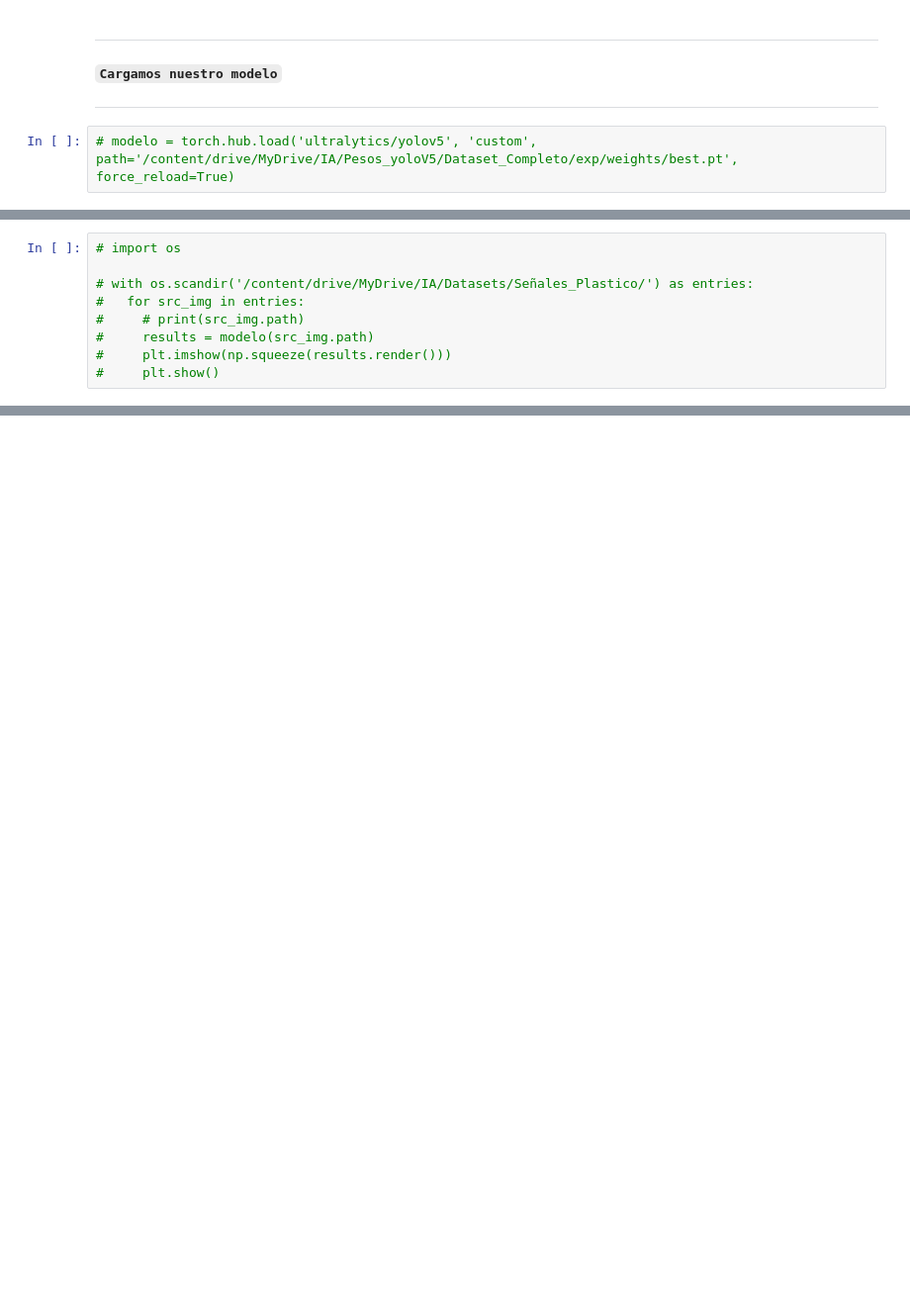
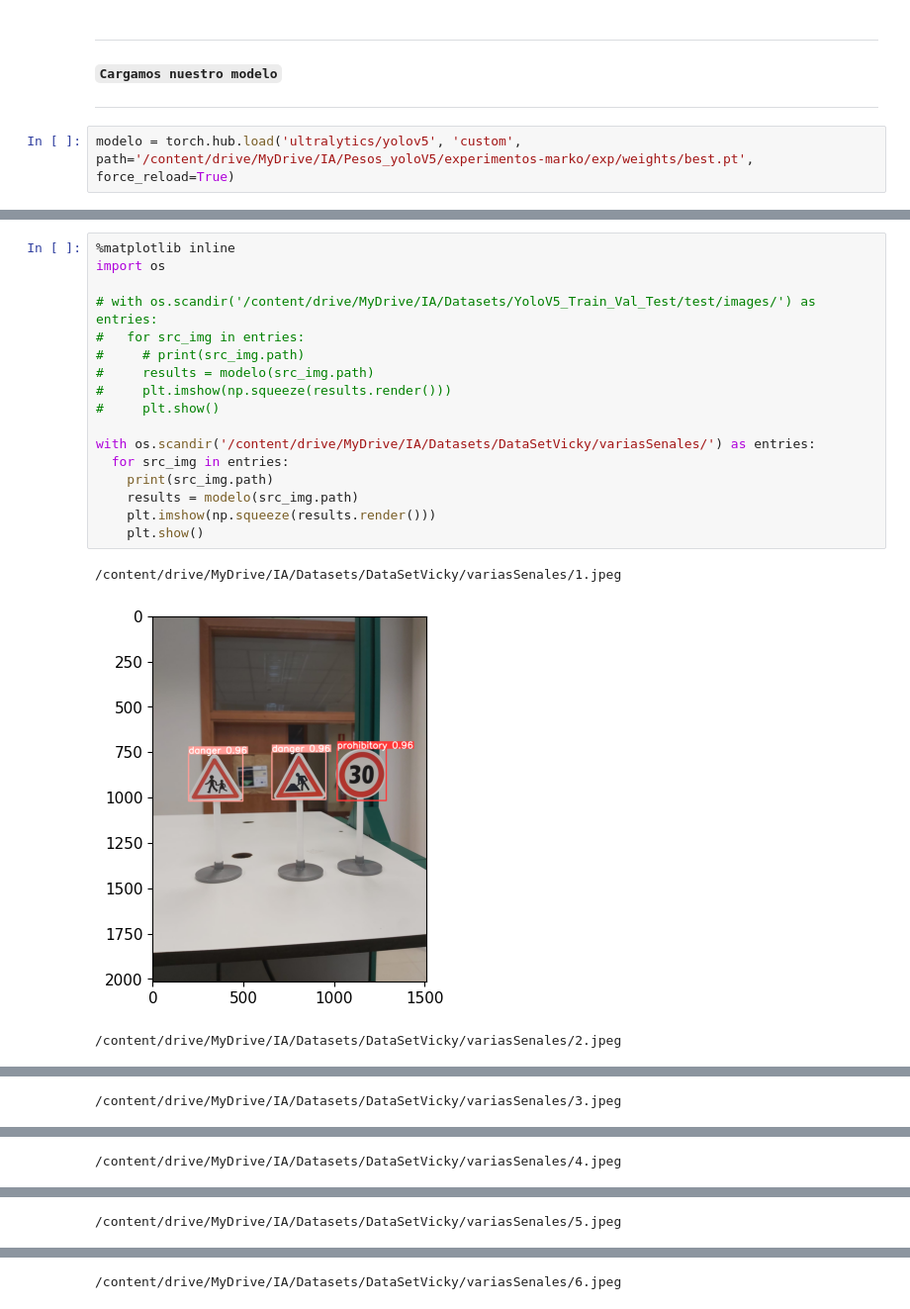
Before and after one commit to Markkolas/TP2, a Jupyter notebook: YoloV5_Dataset_Completo/YoloV5_Dataset_Completo.ipynb, the cells around one changed output, grey strips where cells are left out. Shown at 99% size. Drawn from its saved outputs; the diff is of its cells as text; blank space fills up the shorter version.

```diff
--- a/YoloV5_Dataset_Completo/YoloV5_Dataset_Completo.ipynb
+++ b/YoloV5_Dataset_Completo/YoloV5_Dataset_Completo.ipynb
@@ -198,4 +198,4 @@ train.py: error: ambiguous option: --h could match --help, --hyp
 **`Cargamos nuestro modelo`**
 ***
 # %%
-# modelo = torch.hub.load('ultralytics/yolov5', 'custom', path='/content/drive/MyDrive/IA/Pesos_yoloV5/Dataset_Completo/exp/weights/best.pt', force_reload=True)
+modelo = torch.hub.load('ultralytics/yolov5', 'custom', path='/content/drive/MyDrive/IA/Pesos_yoloV5/experimentos-marko/exp/weights/best.pt', force_reload=True)
@@ -202,9 +209,21 @@ train.py: error: ambiguous option: --h could match --help, --hyp
 # %%
-# import os
+%matplotlib inline
+import os
 
-# with os.scandir('/content/drive/MyDrive/IA/Datasets/Señales_Plastico/') as entries:
+# with os.scandir('/content/drive/MyDrive/IA/Datasets/YoloV5_Train_Val_Test/test/images/') as entries:
 #   for src_img in entries:
 #     # print(src_img.path)
 #     results = modelo(src_img.path)
 #     plt.imshow(np.squeeze(results.render()))
 #     plt.show()
+
+with os.scandir('/content/drive/MyDrive/IA/Datasets/DataSetVicky/variasSenales/') as entries:
+  for src_img in entries:
+    print(src_img.path)
+    results = modelo(src_img.path)
+    plt.imshow(np.squeeze(results.render()))
+    plt.show()
+# %% [output]
+/content/drive/MyDrive/IA/Datasets/DataSetVicky/variasSenales/1.jpeg
+[figure, added]
+/content/drive/MyDrive/IA/Datasets/DataSetVicky/variasSenales/2.jpeg
@@ -210,0 +231 @@ train.py: error: ambiguous option: --h could match --help, --hyp
+/content/drive/MyDrive/IA/Datasets/DataSetVicky/variasSenales/3.jpeg
@@ -210,0 +233 @@ train.py: error: ambiguous option: --h could match --help, --hyp
+/content/drive/MyDrive/IA/Datasets/DataSetVicky/variasSenales/4.jpeg
@@ -210,0 +235 @@ train.py: error: ambiguous option: --h could match --help, --hyp
+/content/drive/MyDrive/IA/Datasets/DataSetVicky/variasSenales/5.jpeg
@@ -210,0 +237 @@ train.py: error: ambiguous option: --h could match --help, --hyp
+/content/drive/MyDrive/IA/Datasets/DataSetVicky/variasSenales/6.jpeg
```
Also changed, not shown: parts of 8 cells of this notebook.
